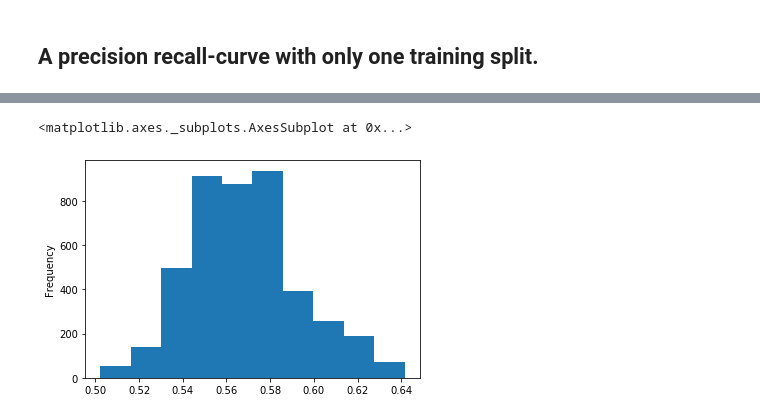
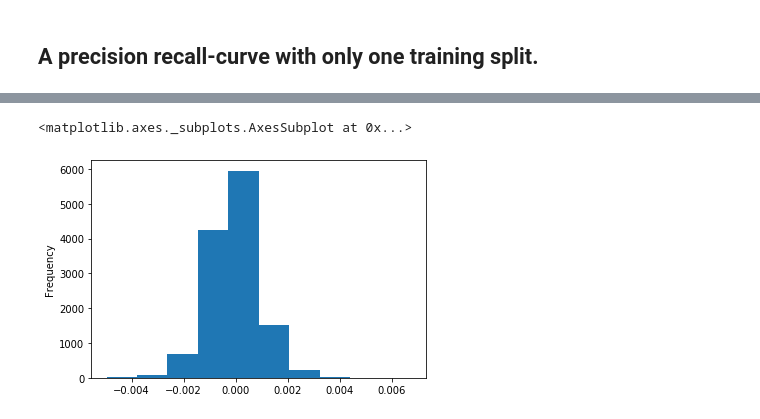
Before and after one commit to luisduque440/moneyManager, a Jupyter notebook: modeling/EDA_IBM_1min.ipynb, the cells around one changed output, grey strips where cells are left out. Cells and saved outputs as stored; diff of their text form; code cells hidden in the pictures.

```diff
--- a/modeling/EDA_IBM_1min.ipynb
+++ b/modeling/EDA_IBM_1min.ipynb
@@ -151,5 +124,8 @@ plt.plot([0, 1], [base_rate, base_rate]);
-# %%
-pd.Series(ypredicted).plot.hist()
-# %% [output]
-<matplotlib.axes._subplots.AxesSubplot at 0x...>
-[figure, removed]
+# %%
+evaluationDF = pd.DataFrame({'predicted':ypredicted, 'target':ytest, 'unthresholdedTarget':Xtest.unthresholdedTarget}, index=Xtest.index)
+topPredictions = evaluationDF.sort_values(by='predicted', ascending=False)[:100]
+# %%
+evaluationDF.unthresholdedTarget.plot.hist()
+# %% [output]
+<matplotlib.axes._subplots.AxesSubplot at 0x...>
+[figure, added]
```
Also changed, not shown: parts of 25 cells of this notebook, 6 other files.
